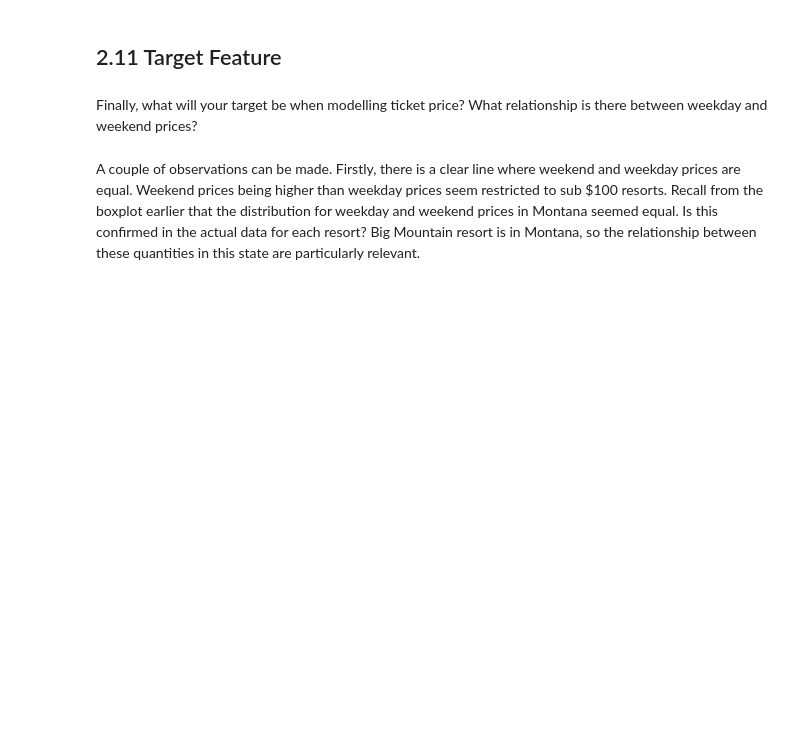
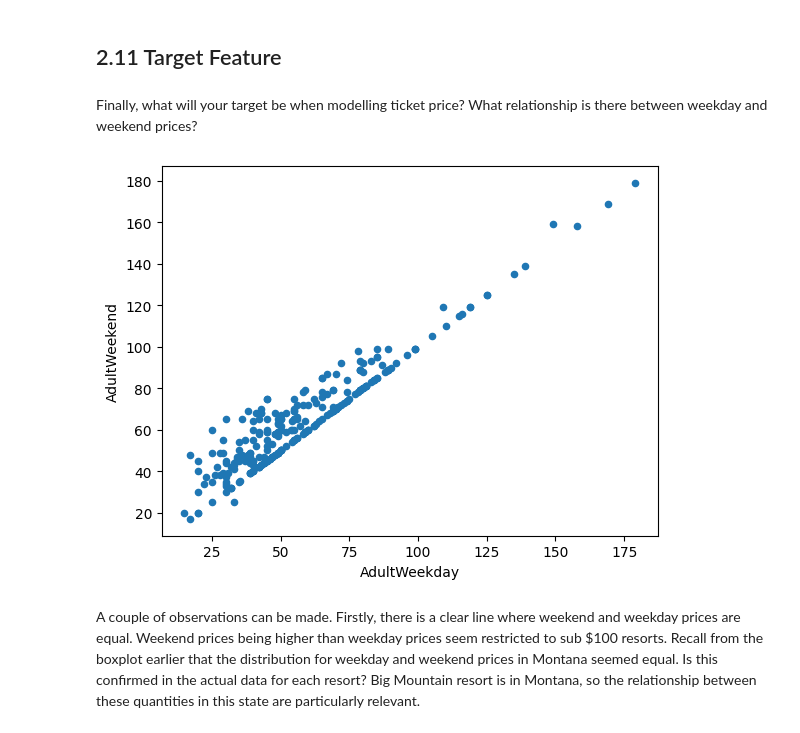
Before and after one commit to andy188w/DataScienceGuidedCapstone, a Jupyter notebook: Notebooks/02_data_wrangling.ipynb, the cells around one changed output. Saved outputs shown, nothing was run; the diff lists cells and outputs as text; code cells hidden in the pictures; blank space fills up the shorter version.

```diff
--- a/Notebooks/02_data_wrangling.ipynb
+++ b/Notebooks/02_data_wrangling.ipynb
@@ -83,7 +83,7 @@ There are some fundamental questions to resolve in this notebook before you move
 ## 2.5 Load The Ski Resort Data<a id='2.5_Load_The_Ski_Resort_Data'></a>
 # %%
 # the supplied CSV data file is the raw_data directory
-ski_data = pd.read_csv('/Users/andywu/Documents/DataScienceGuidedCapstone/raw_data/ski_resort_data.csv')
+ski_data = pd.read_csv('/Users/boaddict/Documents/DataScienceGuidedCapstone/raw_data/ski_resort_data.csv')
 # %% [markdown]
 Good first steps in auditing the data are the info method and displaying the first few records with head.
 # %%
@@ -923,8 +911,10 @@ Finally, what will your target be when modelling ticket price? What relationship
 # %%
 #Code task 36#
 #Use ski_data's `plot()` method to create a scatterplot (kind='scatter') with 'AdultWeekday' on the x-axis and
 #'AdultWeekend' on the y-axis
-ski_data.___(x=___, y=___, kind=___);
+ski_data.plot(x='AdultWeekday', y='AdultWeekend', kind='scatter');
+# %% [output]
+[figure, added]
 # %% [markdown]
 A couple of observations can be made. Firstly, there is a clear line where weekend and weekday prices are equal. Weekend prices being higher than weekday prices seem restricted to sub $100 resorts. Recall from the boxplot earlier that the distribution for weekday and weekend prices in Montana seemed equal. Is this confirmed in the actual data for each resort? Big Mountain resort is in Montana, so the relationship between these quantities in this state are particularly relevant.
 # %%
```
Also changed, not shown: parts of 6 cells of this notebook, 3 other files.
